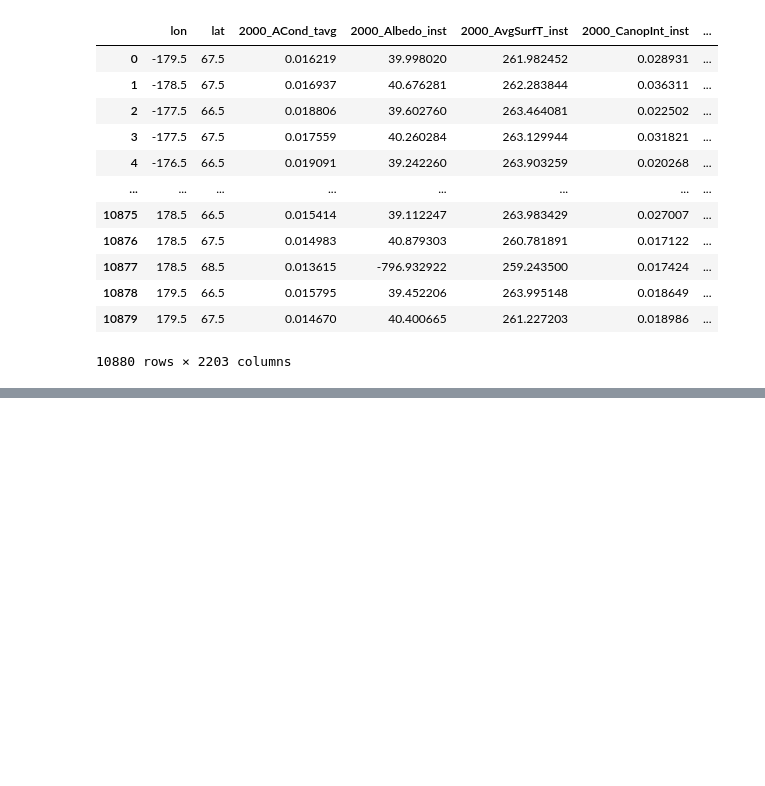
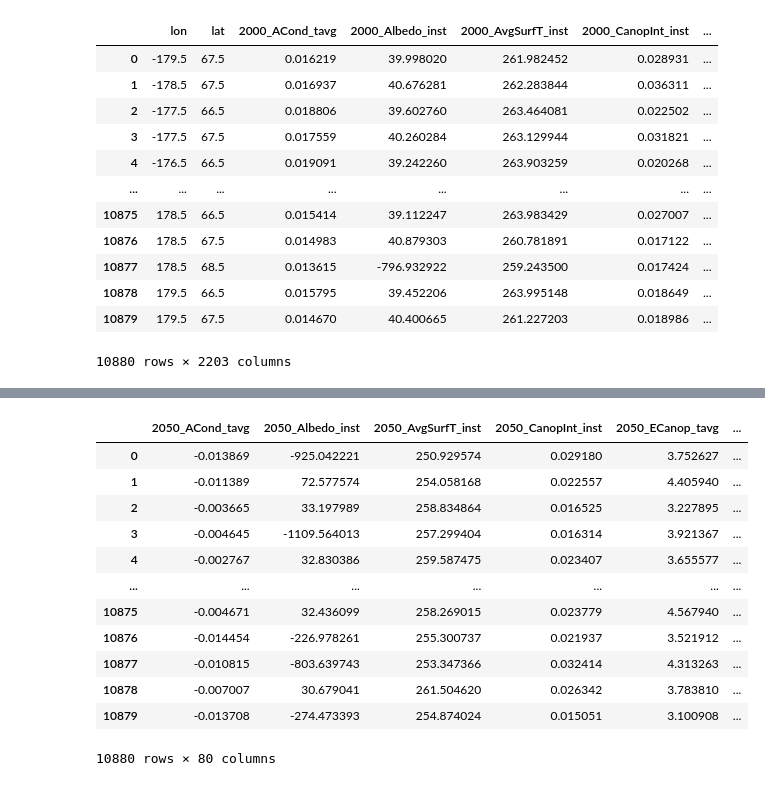
Before and after one commit to liliskov/Modern-Data-Analytics, a Jupyter notebook: Water Security.ipynb, the cells around one changed output, grey strips where cells are left out. Cells and saved outputs as stored; diff of their text form; code cells hidden in the pictures; blank space fills up the shorter version.

```diff
--- a/Water Security.ipynb
+++ b/Water Security.ipynb
@@ -361,0 +430,40 @@ master_df
+# %%
+def project_all_models(df):
+    all_vars = [re.search('2000_(.*)', x).group(1) for x in df.filter(regex="2000_.*").columns]
+    all_var_models = []
+    for v in tqdm(all_vars):
+        v_models, _ = glm_fit_per_cell(v)
+        all_var_models.append(v_models)
+    return all_var_models
+
+def project_cell(df, idx, year, all_models):
+    all_vars = [re.search('2000_(.*)', x).group(1) for x in df.filter(regex="2000_.*").columns]
+    return [all_models[i][idx].coef_[0] * year + all_models[i][idx].intercept_ for i, v in enumerate(all_vars)]
+
+def project_ssp2_data(df, year):
+    # Load GDP/population projections from SSP2
+    ssp2_copy = df.copy()
+    pop = ssp2_load_population(from_year=year-10, to_year=year+1)
+    ssp2_copy = ssp2_copy.merge(pop)
+    gdp = ssp2_load_gdp(from_year=year-10, to_year=year+1)
+    ssp2_copy = ssp2_copy.merge(gdp)
+    return ssp2_copy
+
+def project_df(df, year, all_models):
+    future_df_spec = {'lon': df['lon'], 'lat': df['lat']}
+    future_array = np.array([project_cell(df, i, year, all_models) for i in range(len(df))])
+    all_vars = [re.search('2000_(.*)', x).group(1) for x in df.filter(regex="2000_.*").columns]
+    for i, var in enumerate(all_vars):
+        future_df_spec.update({'%s_%s' % (year, var): future_array[:,i]})
+    ssp2_copy = project_ssp2_data(df, year)
+    pop_year = 'p2_%s' % year
+    gdp_year = 'g2_%s' % year
+    future_df_spec.update({gdp_year: ssp2_copy[gdp_year]})
+    future_df_spec.update({pop_year: ssp2_copy[pop_year]})
+    future_df = dataframe_to_geodataframe(pd.DataFrame(future_df_spec))
+    new_df = df.copy()
+    return new_df.merge(future_df)
+# %%
+all_var_models = project_all_models(master_df)
+future_df = project_df(master_df, 2050, all_var_models)
+future_df
@@ -361,0 +484,16 @@ master_df
+# %%
+future_df
+# %% [output]
+|  | 2050_ACond_tavg | 2050_Albedo_inst | 2050_AvgSurfT_inst | 2050_CanopInt_inst | 2050_ECanop_tavg | ... |
+| 0 | -0.013869 | -925.042221 | 250.929574 | 0.029180 | 3.752627 | ... |
+| 1 | -0.011389 | 72.577574 | 254.058168 | 0.022557 | 4.405940 | ... |
+| 2 | -0.003665 | 33.197989 | 258.834864 | 0.016525 | 3.227895 | ... |
+| 3 | -0.004645 | -1109.564013 | 257.299404 | 0.016314 | 3.921367 | ... |
+| 4 | -0.002767 | 32.830386 | 259.587475 | 0.023407 | 3.655577 | ... |
+| ... | ... | ... | ... | ... | ... | ... |
+| 10875 | -0.004671 | 32.436099 | 258.269015 | 0.023779 | 4.567940 | ... |
+| 10876 | -0.014454 | -226.978261 | 255.300737 | 0.021937 | 3.521912 | ... |
+| 10877 | -0.010815 | -803.639743 | 253.347366 | 0.032414 | 4.313263 | ... |
+| 10878 | -0.007007 | 30.679041 | 261.504620 | 0.026342 | 3.783810 | ... |
+| 10879 | -0.013708 | -274.473393 | 254.874024 | 0.015051 | 3.100908 | ... |
+10880 rows × 80 columns
```
Also changed, not shown: parts of 13 cells of this notebook.
